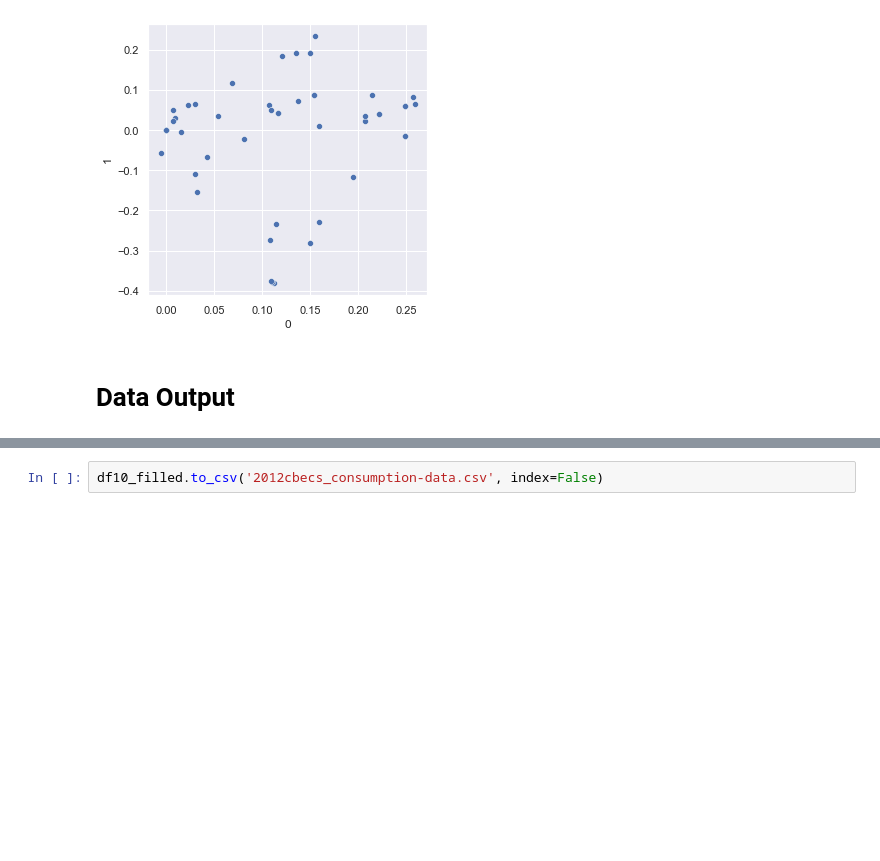
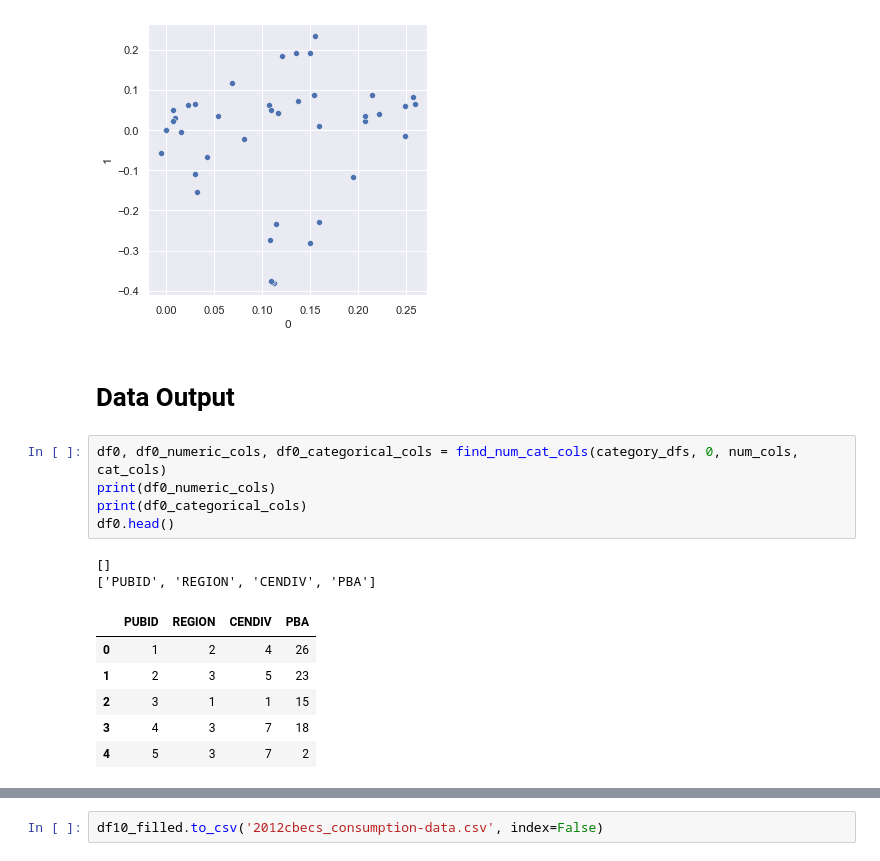
Before and after one commit to oostendo/2022-SI699-011, a Jupyter notebook: eva_and_sam/EDA_cbecs2012.ipynb, the cells around one changed output, grey strips where cells are left out. Drawn from its saved outputs; the diff is of its cells as text; blank space fills up the shorter version.

```diff
--- a/eva_and_sam/EDA_cbecs2012.ipynb
+++ b/eva_and_sam/EDA_cbecs2012.ipynb
@@ -869,4 +865,18 @@ sns.scatterplot(x=pca_x10_df.T[0], y=pca_x10_df.T[1])
 [figure]
 # %% [markdown]
 # Data Output
+# %%
+df0, df0_numeric_cols, df0_categorical_cols = find_num_cat_cols(category_dfs, 0, num_cols, cat_cols)
+print(df0_numeric_cols)
+print(df0_categorical_cols)
+df0.head()
+# %% [output]
+[]
+['PUBID', 'REGION', 'CENDIV', 'PBA']
+|  | PUBID | REGION | CENDIV | PBA |
+| 0 | 1 | 2 | 4 | 26 |
+| 1 | 2 | 3 | 5 | 23 |
+| 2 | 3 | 1 | 1 | 15 |
+| 3 | 4 | 3 | 7 | 18 |
+| 4 | 5 | 3 | 7 | 2 |
 # %%
```
Also changed, not shown: parts of 24 cells of this notebook, 3 other files.
